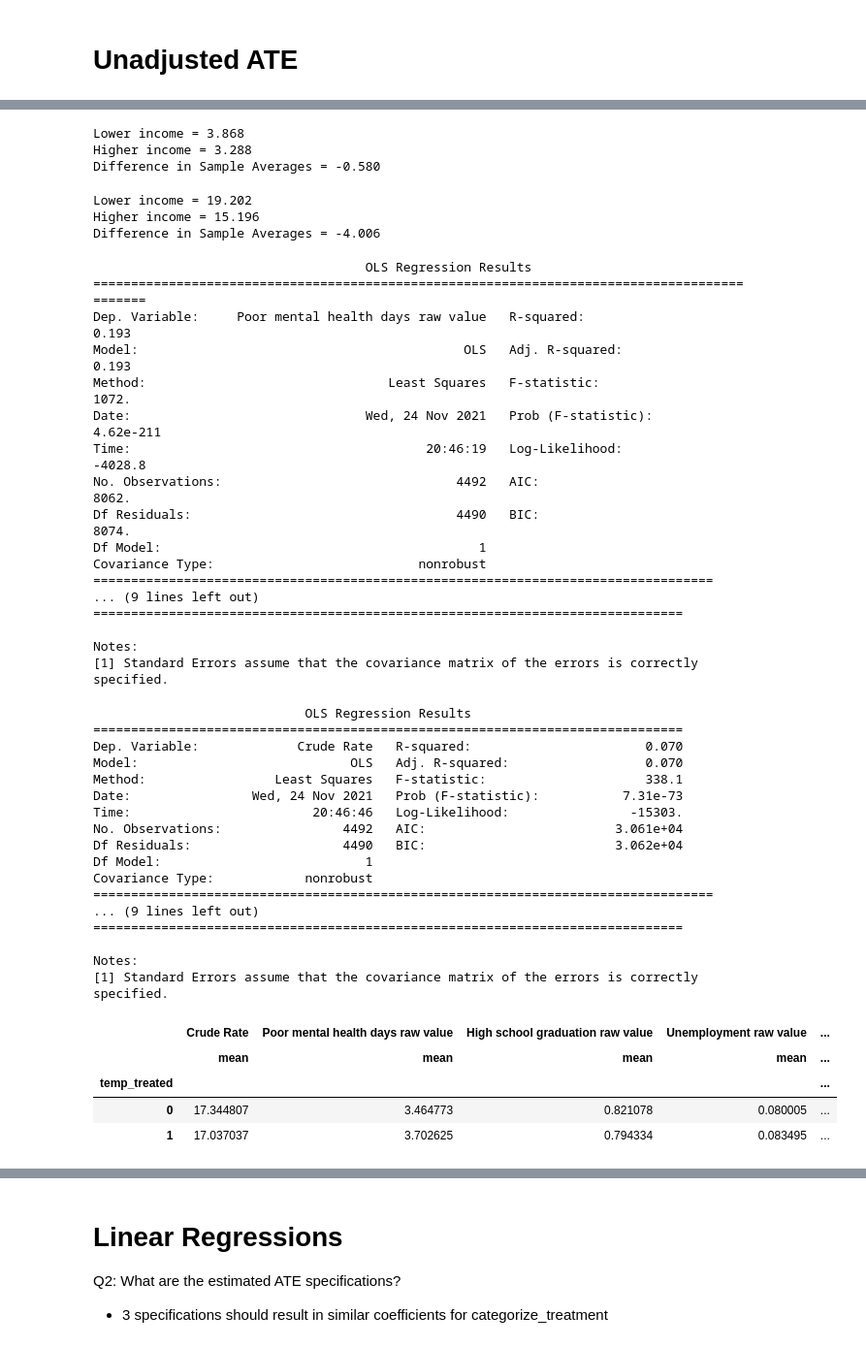
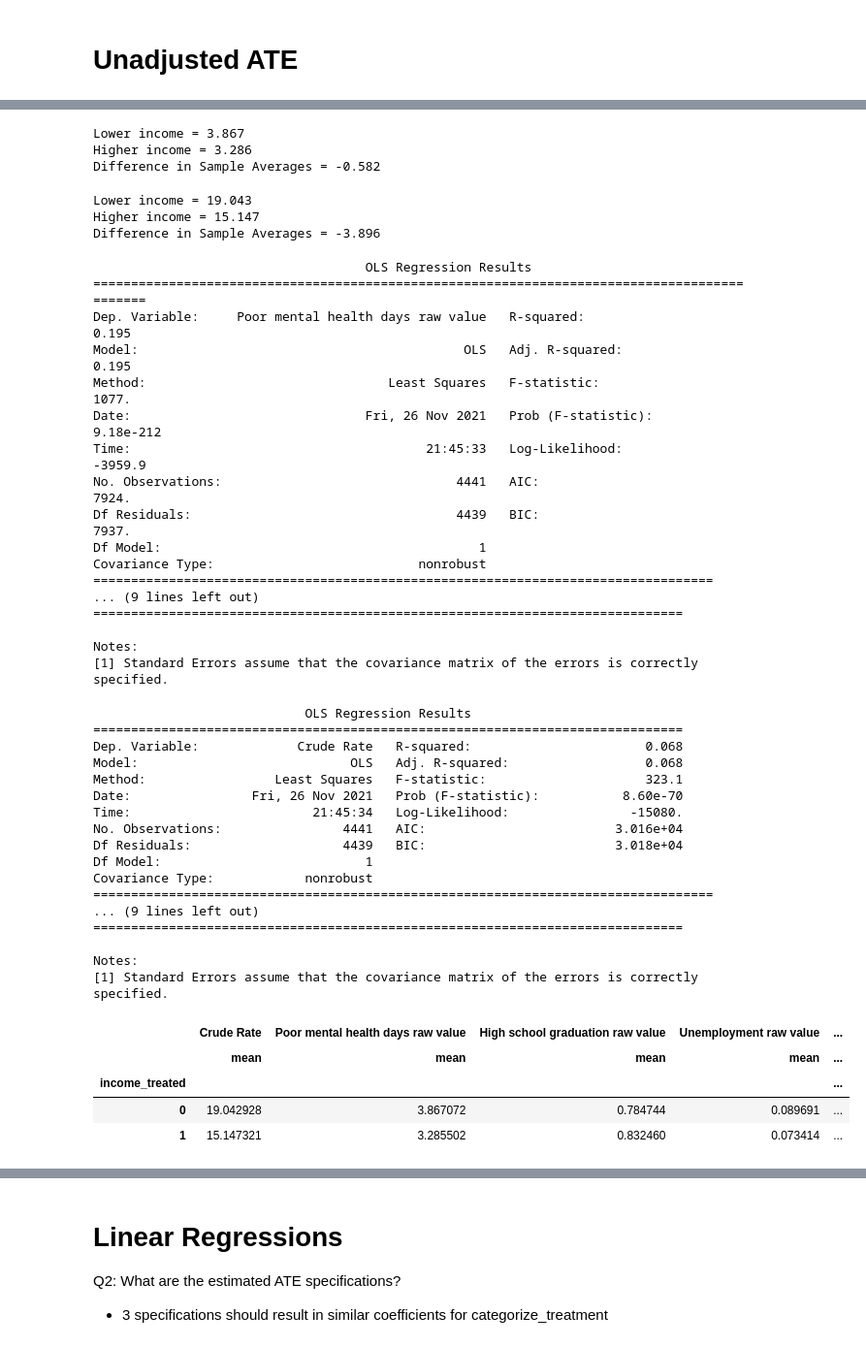
Before and after one commit to abhishekbabu/cse481ds-mental-health, a Jupyter notebook: notebooks/county_level/Matching Analysis/matching-income.ipynb, the cells around one changed output, grey strips where cells are left out. Shown: that part at 97% size. Drawn from its saved outputs; the diff is of its cells as text; code cells hidden in the pictures.

```diff
--- a/notebooks/county_level/Matching Analysis/matching-income.ipynb
+++ b/notebooks/county_level/Matching Analysis/matching-income.ipynb
@@ -8,7 +8,7 @@ import seaborn as sns
 # %% [markdown]
 ## Load Data and Use Relevant Cols
 # %%
-df = pd.read_csv('../../../data/processed_data/full_df.csv')
+df = pd.read_csv('../../../data/processed_data/full_df_positive_mental_provider.csv')
 df.head()
 # %% [output]
 |  | State FIPS Code | County FIPS Code | 5-digit FIPS Code | State Abbreviation | Name | Release Year | ... |
@@ -169,9 +169,9 @@ print("Lower income = {:0.3f}".format(poor_mental_untreated))
 print("Higher income = {:0.3f}".format(poor_mental_treated))
 print('Difference in Sample Averages = {:0.3f}'.format(poor_mental_treated - poor_mental_untreated))
 # %% [output]
-Lower income = 3.868
-Higher income = 3.288
-Difference in Sample Averages = -0.580
+Lower income = 3.867
+Higher income = 3.286
+Difference in Sample Averages = -0.582
 # %%
 # Unadjusted ATE - Suicide rate
 poor_mental_treated = df[df[categorize_treatment]== 1]['Crude Rate'].mean()
@@ -180,9 +180,9 @@ print("Lower income = {:0.3f}".format(poor_mental_untreated))
 print("Higher income = {:0.3f}".format(poor_mental_treated))
 print('Difference in Sample Averages = {:0.3f}'.format(poor_mental_treated - poor_mental_untreated))
 # %% [output]
-Lower income = 19.202
-Higher income = 15.196
-Difference in Sample Averages = -4.006
+Lower income = 19.043
+Higher income = 15.147
+Difference in Sample Averages = -3.896
 # %%
 def OLS_estimate(outcome, covariates):
     covariates = sm.add_constant(covariates) # adding a constant
@@ -194,13 +194,13 @@ OLS_estimate(df['Poor mental health days raw value'], df[categorize_treatment])
 # %% [output]
                                     OLS Regression Results
 =============================================================================================
-Dep. Variable:     Poor mental health days raw value   R-squared:                       0.193
-Model:                                           OLS   Adj. R-squared:                  0.193
-Method:                                Least Squares   F-statistic:                     1072.
-Date:                               Wed, 24 Nov 2021   Prob (F-statistic):          4.62e-211
-Time:                                       20:46:19   Log-Likelihood:                -4028.8
-No. Observations:                               4492   AIC:                             8062.
-Df Residuals:                                   4490   BIC:                             8074.
+Dep. Variable:     Poor mental health days raw value   R-squared:                       0.195
+Model:                                           OLS   Adj. R-squared:                  0.195
+Method:                                Least Squares   F-statistic:                     1077.
+Date:                               Fri, 26 Nov 2021   Prob (F-statistic):          9.18e-212
+Time:                                       21:45:33   Log-Likelihood:                -3959.9
+No. Observations:                               4441   AIC:                             7924.
+Df Residuals:                                   4439   BIC:                             7937.
 Df Model:                                          1
 Covariance Type:                           nonrobust
 ==================================================================================
@@ -214,13 +214,13 @@ OLS_estimate(df['Crude Rate'], df[categorize_treatment])
 # %% [output]
                             OLS Regression Results
 ==============================================================================
-Dep. Variable:             Crude Rate   R-squared:                       0.070
-Model:                            OLS   Adj. R-squared:                  0.070
-Method:                 Least Squares   F-statistic:                     338.1
-Date:                Wed, 24 Nov 2021   Prob (F-statistic):           7.31e-73
-Time:                        20:46:46   Log-Likelihood:                -15303.
-No. Observations:                4492   AIC:                         3.061e+04
-Df Residuals:                    4490   BIC:                         3.062e+04
+Dep. Variable:             Crude Rate   R-squared:                       0.068
+Model:                            OLS   Adj. R-squared:                  0.068
+Method:                 Least Squares   F-statistic:                     323.1
+Date:                Fri, 26 Nov 2021   Prob (F-statistic):           8.60e-70
+Time:                        21:45:34   Log-Likelihood:                -15080.
+No. Observations:                4441   AIC:                         3.016e+04
+Df Residuals:                    4439   BIC:                         3.018e+04
 Df Model:                           1
 Covariance Type:            nonrobust
 ==================================================================================
@@ -230,10 +230,10 @@ Covariance Type:            nonrobust
 Notes:
 [1] Standard Errors assume that the covariance matrix of the errors is correctly specified.
 # %%
-df.groupby('temp_treated')['Crude Rate', 'Poor mental health days raw value', 'High school graduation raw value', 'Unemployment raw value', 'Some college raw value', 'Mental health providers raw value', 'Ratio of population to mental health providers', 'Median household income raw value', 'Average Precipitation', 'RUCC'].agg(['mean'])
+df.groupby(categorize_treatment)['Crude Rate', 'Poor mental health days raw value', 'High school graduation raw value', 'Unemployment raw value', 'Some college raw value', 'Ratio of population to mental health providers', 'Median household income raw value', 'Average Precipitation', 'RUCC'].agg(['mean'])
 # %% [output]
 |  | Crude Rate | Poor mental health days raw value | High school graduation raw value | Unemployment raw value | ... |
 |  | mean | mean | mean | mean | ... |
-| temp_treated |  |  |  |  | ... |
-| 0 | 17.344807 | 3.464773 | 0.821078 | 0.080005 | ... |
-| 1 | 17.037037 | 3.702625 | 0.794334 | 0.083495 | ... |
+| income_treated |  |  |  |  | ... |
+| 0 | 19.042928 | 3.867072 | 0.784744 | 0.089691 | ... |
+| 1 | 15.147321 | 3.285502 | 0.832460 | 0.073414 | ... |
```
Also changed, not shown: parts of 22 cells of this notebook, 1 other file.
